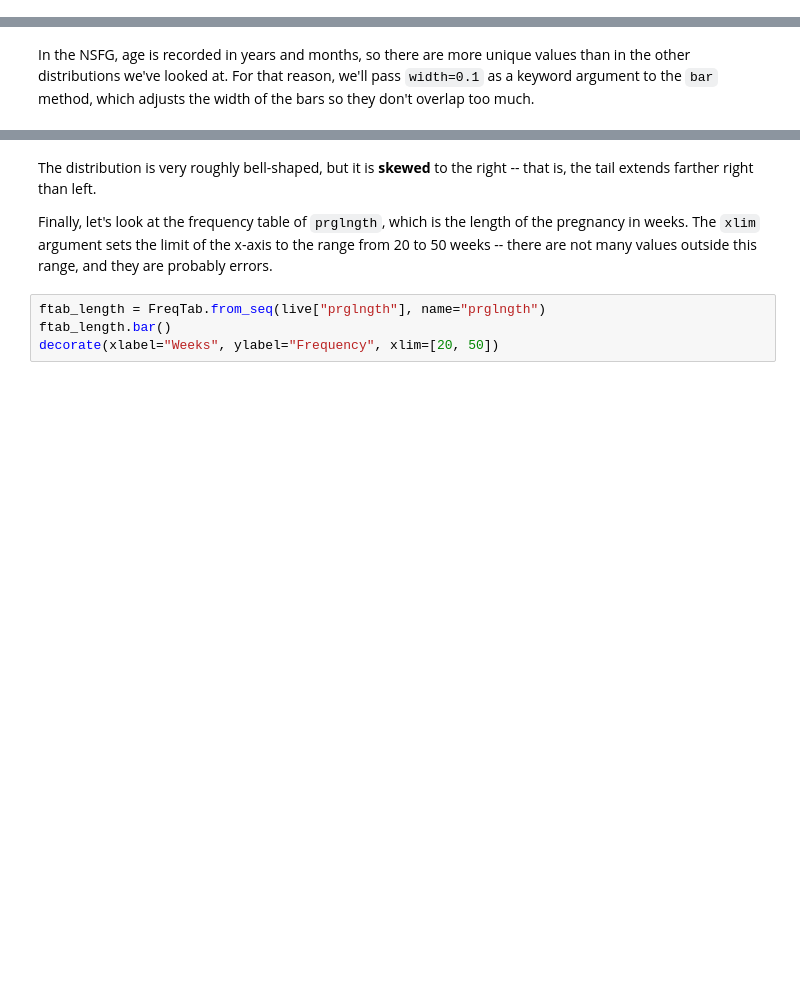
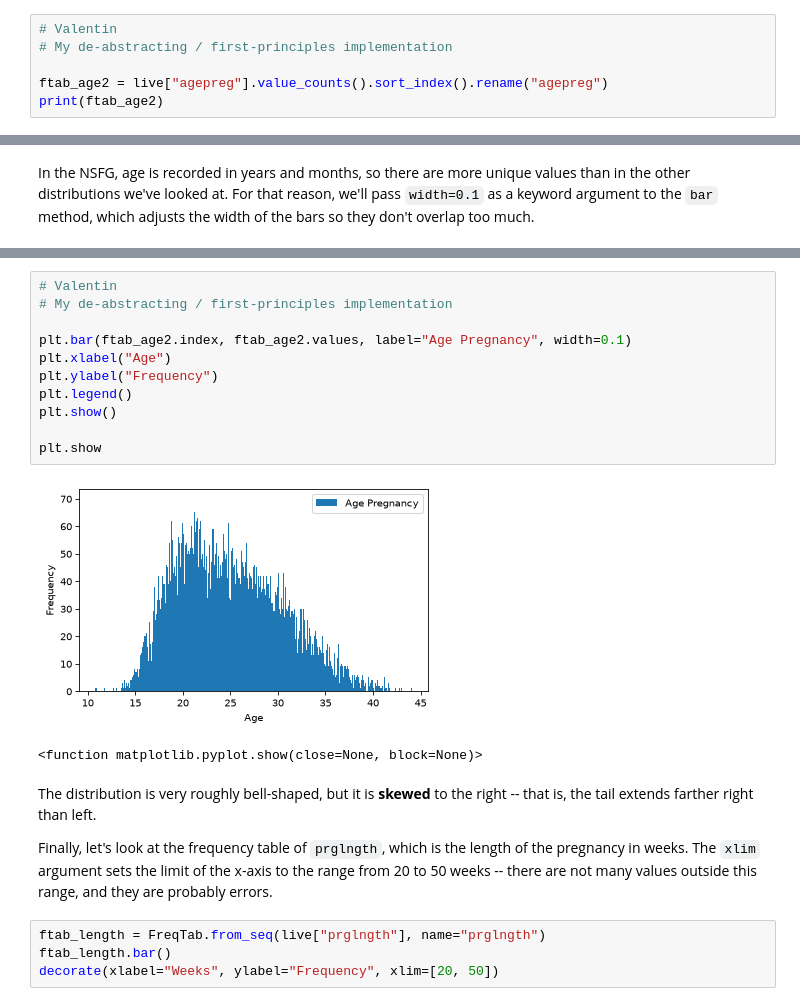
Before and after one commit to valentinissimo/ThinkStats, a Jupyter notebook: my_nb/chap02.ipynb, the cells around one changed output, grey strips where cells are left out. Saved outputs shown, nothing was run; the diff lists cells and outputs as text; blank space fills up the shorter version.

```diff
--- a/my_nb/chap02.ipynb
+++ b/my_nb/chap02.ipynb
@@ -342,0 +358,6 @@ ftab_age = FreqTab.from_seq(live["agepreg"], name="agepreg")
+# %%
+# Valentin
+# My de-abstracting / first-principles implementation
+
+ftab_age2 = live["agepreg"].value_counts().sort_index().rename("agepreg")
+print(ftab_age2)
@@ -349,3 +386,17 @@ decorate(xlabel="Age", ylabel="Frequency")
+# %%
+# Valentin
+# My de-abstracting / first-principles implementation
+
+plt.bar(ftab_age2.index, ftab_age2.values, label="Age Pregnancy", width=0.1)
+plt.xlabel("Age")
+plt.ylabel("Frequency")
+plt.legend()
+plt.show()
+
+plt.show
+# %% [output]
+[figure, added]
+<function matplotlib.pyplot.show(close=None, block=None)>
 # %% [markdown]
 The distribution is very roughly bell-shaped, but it is **skewed** to the right -- that is, the tail extends farther right than left.
 
```
Also changed, not shown: parts of 17 cells of this notebook.
